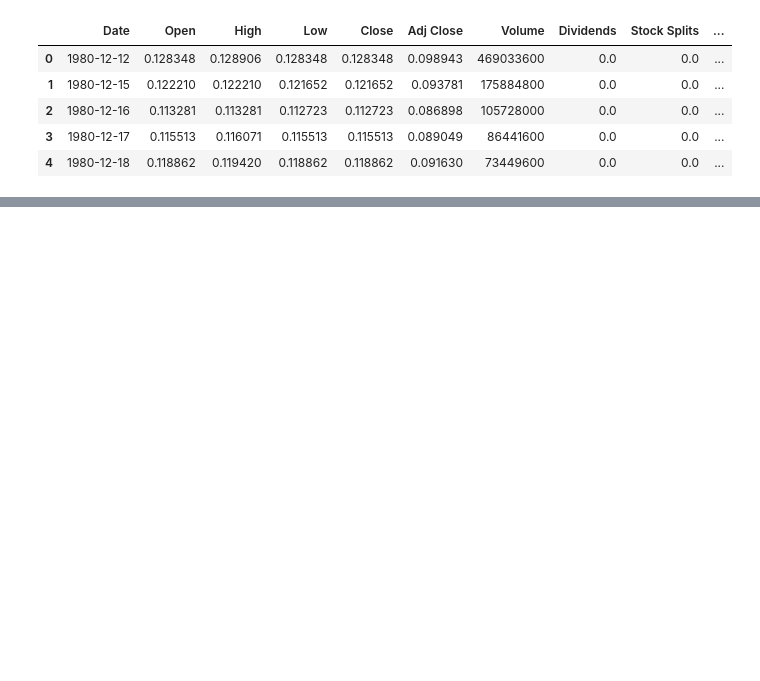
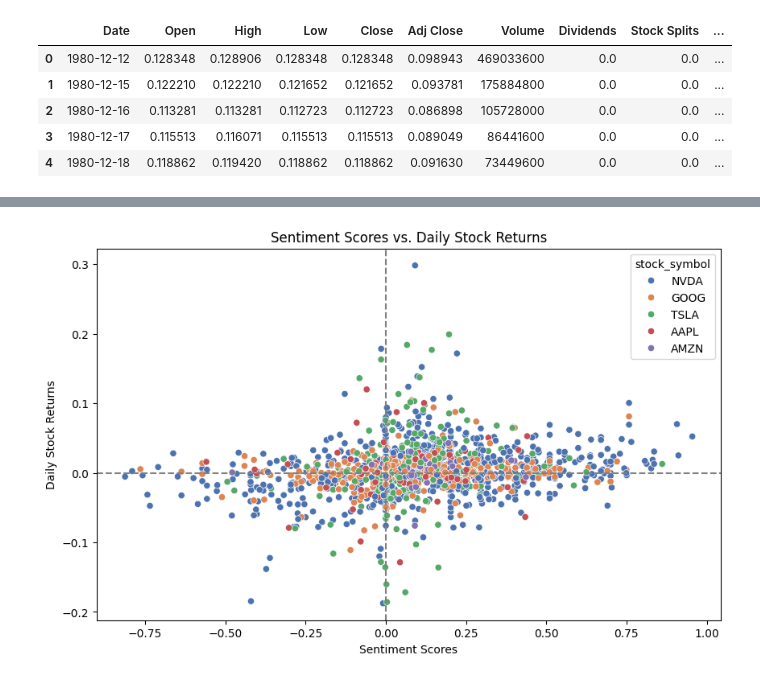
Before and after one commit to shewanek/week_1, a Jupyter notebook: notebooks/correlation_EDA.ipynb, the cells around one changed output, grey strips where cells are left out. Drawn from its saved outputs; the diff is of its cells as text; code cells hidden in the pictures; blank space fills up the shorter version.

```diff
--- a/notebooks/correlation_EDA.ipynb
+++ b/notebooks/correlation_EDA.ipynb
@@ -54,0 +78,4 @@ merged_data.head()
+# %%
+correlation_analysis.scatter_plot()
+# %% [output]
+[figure, added]
```
Also changed, not shown: parts of 3 cells of this notebook, 1 other file.
